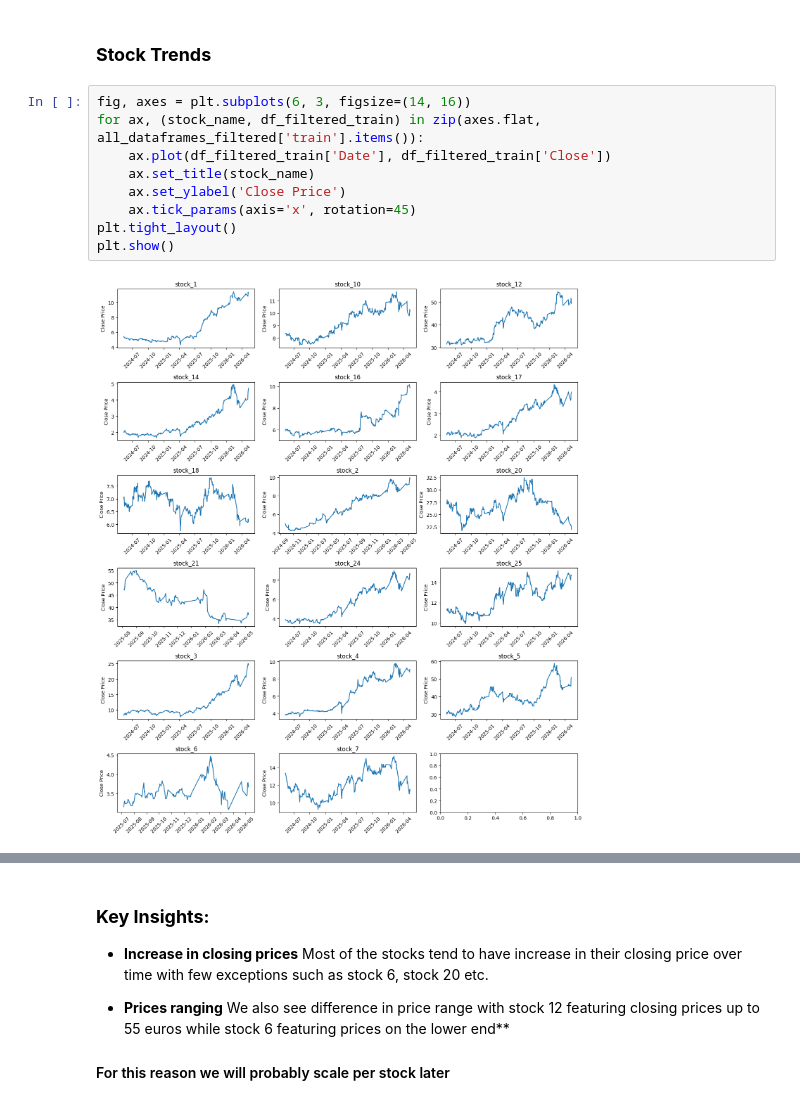
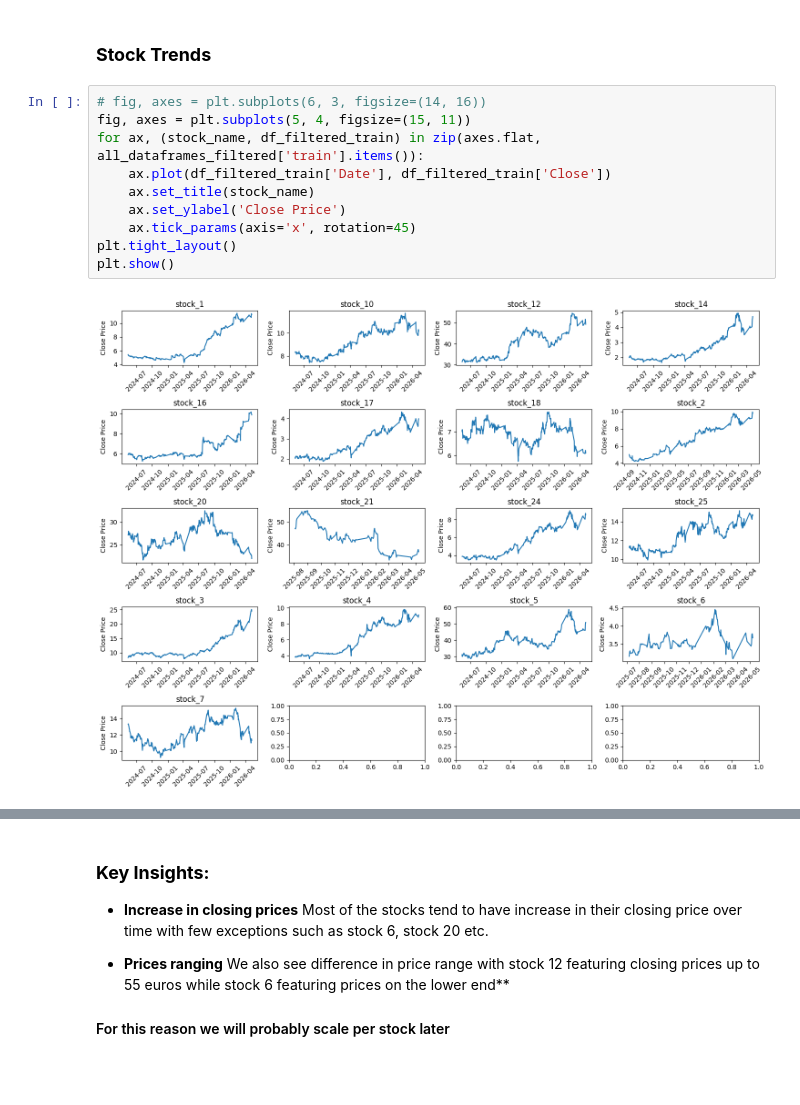
Before and after one commit to kimonkmrs/TIMESERIES_CLOSE_PRICE_PREDICTION, a Jupyter notebook: notebook/Main.ipynb, the cells around one changed output, grey strips where cells are left out. Saved outputs shown, nothing was run; the diff lists cells and outputs as text; blank space fills up the shorter version.

```diff
--- a/notebook/Main.ipynb
+++ b/notebook/Main.ipynb
@@ -296,13 +296,14 @@ validation: X=(1188, 5, 5), y=(1188, 5)
 # %% [markdown]
 ### **Stock Trends**
 # %%
-fig, axes = plt.subplots(6, 3, figsize=(14, 16))
+# fig, axes = plt.subplots(6, 3, figsize=(14, 16))
+fig, axes = plt.subplots(5, 4, figsize=(15, 11))
 for ax, (stock_name, df_filtered_train) in zip(axes.flat, all_dataframes_filtered['train'].items()):
     ax.plot(df_filtered_train['Date'], df_filtered_train['Close'])
     ax.set_title(stock_name)
     ax.set_ylabel('Close Price')
     ax.tick_params(axis='x', rotation=45)
 plt.tight_layout()
 plt.show()
 # %% [output]
-[figure, old version]
+[figure, new version]
```
Also changed, not shown: parts of 18 cells of this notebook.
